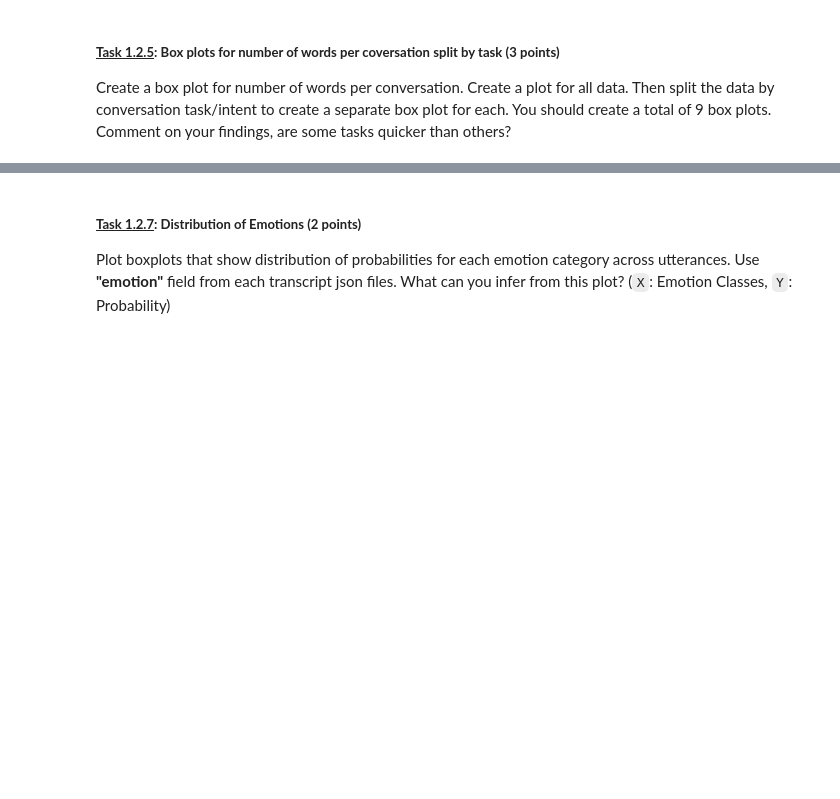
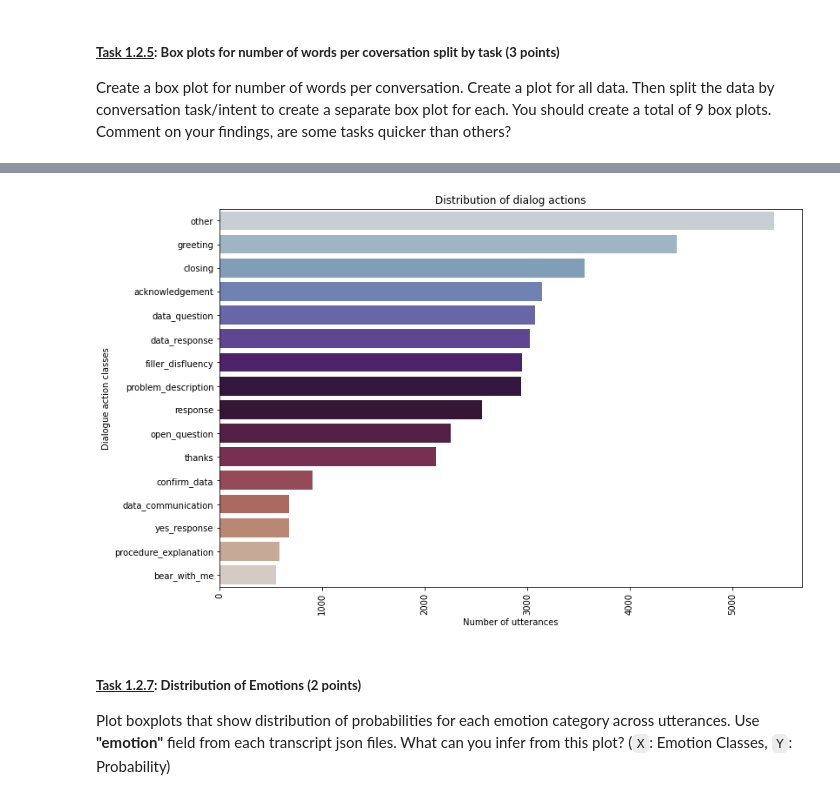
Before and after one commit to maya-ami/speech-processing-notes, a Jupyter notebook: speech db stats & CTC implementation.ipynb, the cells around one changed output, grey strips where cells are left out. Cells and saved outputs as stored; diff of their text form; code cells hidden in the pictures; blank space fills up the shorter version.

```diff
--- a/speech db stats & CTC implementation.ipynb
+++ b/speech db stats & CTC implementation.ipynb
@@ -376,3 +384,30 @@ pass
+# %%
+#############################
+#### YOUR CODE GOES HERE ####
+acts_dict = {}
+
+for file in os.listdir(transcript_path):
+  with open(os.path.join(transcript_path, file), 'rb') as f:
+    for utt in json.load(f):
+      for act in utt['dialog_acts']:
+        if act.split('gridspace_')[1] in acts_dict:
+          acts_dict[act.split('gridspace_')[1]] +=1
+        else:
+          acts_dict[act.split('gridspace_')[1]] = 1
+
+acts_df = pd.DataFrame({'act':acts_dict.keys(), 'num': acts_dict.values()})
+
+plt.figure(figsize=(12,8))
+sns.barplot(y='act', x='num', data=acts_df.sort_values('num', ascending=False), palette='twilight', orient='h')
+plt.title('Distribution of dialog actions')
+plt.ylabel('Dialogue action classes')
+plt.xlabel('Number of utterances')
+plt.xticks(rotation=90)
+plt.show()
+#############################
+#############################
+# %% [output]
+[figure, added]
 # %% [markdown]
 ##### <ins>**Task 1.2.7**</ins>**: Distribution of Emotions (2 points)**
 
```
Also changed, not shown: parts of 9 cells of this notebook.
